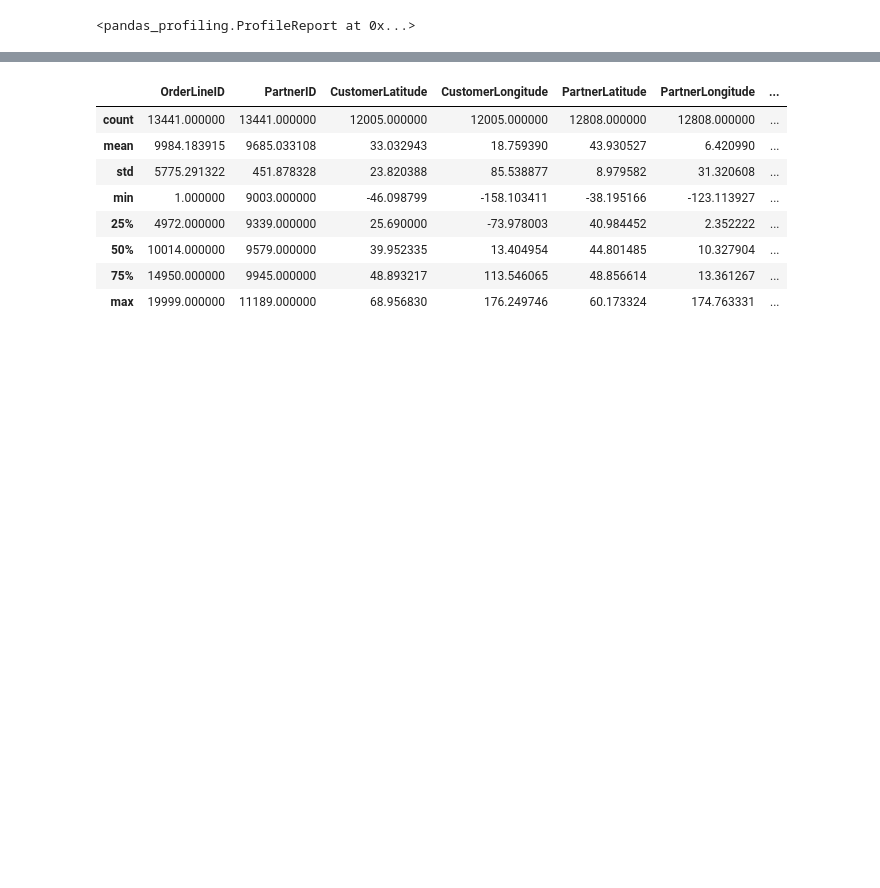
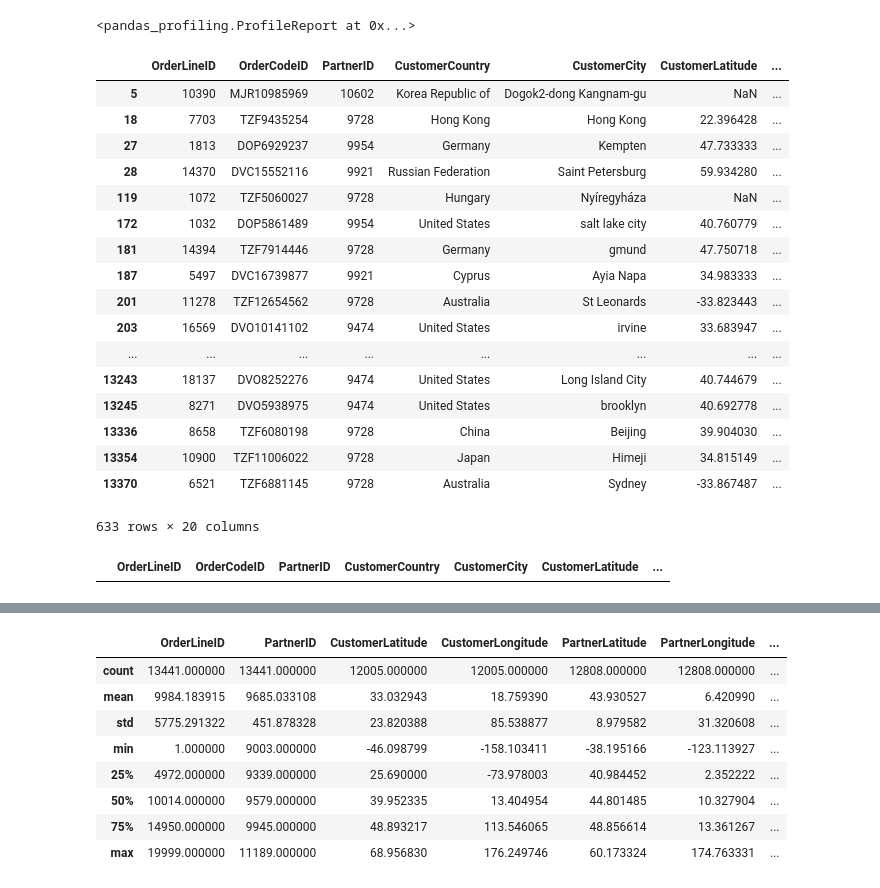
Before and after one commit to pereiralabs/publiclab, a Jupyter notebook: projects/edd-case-study_fraud/Exploratory_Data_Analysis.ipynb, the cells around one changed output, grey strips where cells are left out. Saved outputs shown, nothing was run; the diff lists cells and outputs as text; code cells hidden in the pictures; blank space fills up the shorter version.

```diff
--- a/projects/edd-case-study_fraud/Exploratory_Data_Analysis.ipynb
+++ b/projects/edd-case-study_fraud/Exploratory_Data_Analysis.ipynb
@@ -71,3 +76,30 @@ pr = pp.ProfileReport(df)
 pr
 # %% [output]
 <pandas_profiling.ProfileReport at 0x...>
+# %%
+# Analyzing missing Partner information
+df[df.PartnerLatitude.isnull()]
+# %% [output]
+|  | OrderLineID | OrderCodeID | PartnerID | CustomerCountry | CustomerCity | CustomerLatitude | ... |
+| 5 | 10390 | MJR10985969 | 10602 | Korea Republic of | Dogok2-dong Kangnam-gu | NaN | ... |
+| 18 | 7703 | TZF9435254 | 9728 | Hong Kong | Hong Kong | 22.396428 | ... |
+| 27 | 1813 | DOP6929237 | 9954 | Germany | Kempten | 47.733333 | ... |
+| 28 | 14370 | DVC15552116 | 9921 | Russian Federation | Saint Petersburg | 59.934280 | ... |
+| 119 | 1072 | TZF5060027 | 9728 | Hungary | Nyíregyháza | NaN | ... |
+| 172 | 1032 | DOP5861489 | 9954 | United States | salt lake city | 40.760779 | ... |
+| 181 | 14394 | TZF7914446 | 9728 | Germany | gmund | 47.750718 | ... |
+| 187 | 5497 | DVC16739877 | 9921 | Cyprus | Ayia Napa | 34.983333 | ... |
+| 201 | 11278 | TZF12654562 | 9728 | Australia | St Leonards | -33.823443 | ... |
+| 203 | 16569 | DVO10141102 | 9474 | United States | irvine | 33.683947 | ... |
+| ... | ... | ... | ... | ... | ... | ... | ... |
+| 13243 | 18137 | DVO8252276 | 9474 | United States | Long Island City | 40.744679 | ... |
+| 13245 | 8271 | DVO5938975 | 9474 | United States | brooklyn | 40.692778 | ... |
+| 13336 | 8658 | TZF6080198 | 9728 | China | Beijing | 39.904030 | ... |
+| 13354 | 10900 | TZF11006022 | 9728 | Japan | Himeji | 34.815149 | ... |
+| 13370 | 6521 | TZF6881145 | 9728 | Australia | Sydney | -33.867487 | ... |
+633 rows × 20 columns
+# %%
+# Analyzing missing Partner information
+df[(df.PartnerCountry.isnull()) & (df.PartnerLatitude.isnull())]
+# %% [output]
+|  | OrderLineID | OrderCodeID | PartnerID | CustomerCountry | CustomerCity | CustomerLatitude | ... |
```
Also changed, not shown: parts of 39 cells of this notebook, 3 other files.
